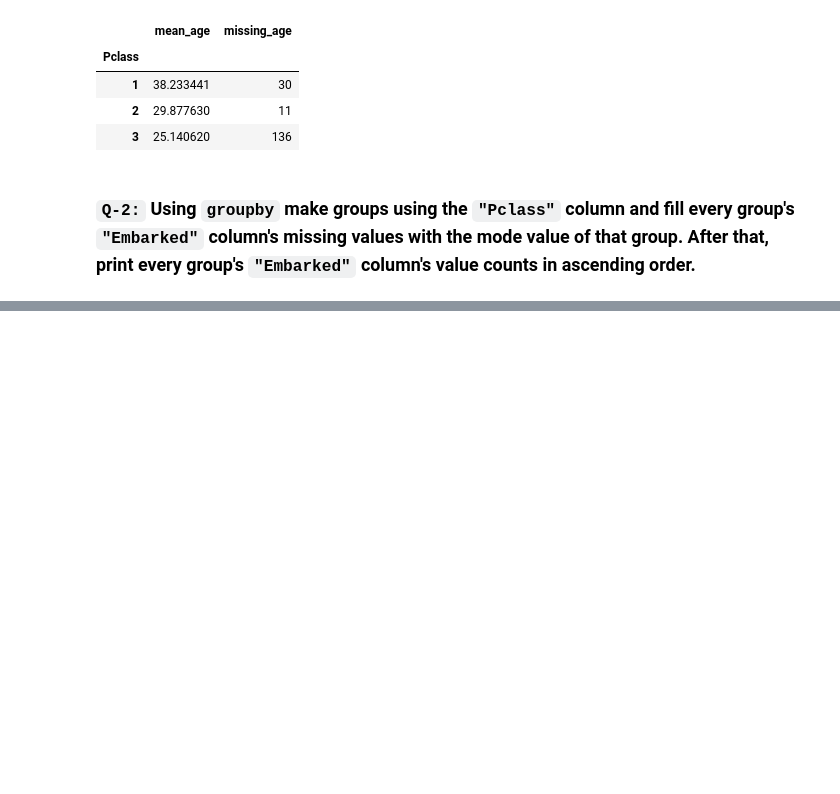
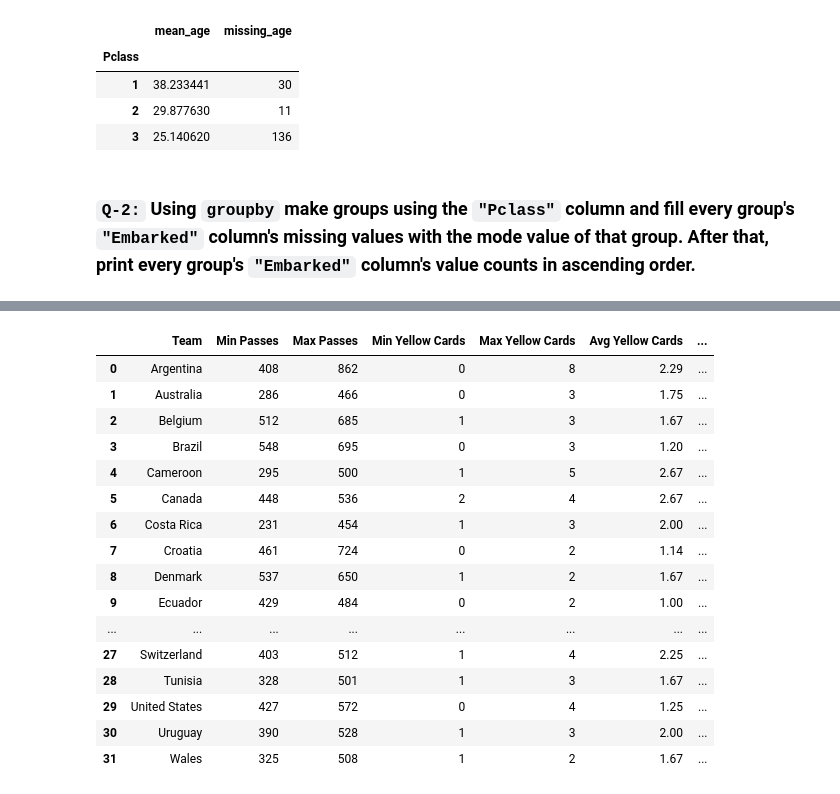
Before and after one commit to BhautikVekariya21/dsc, a Jupyter notebook: pandas/task19.ipynb, the cells around one changed output, grey strips where cells are left out. Saved outputs shown, nothing was run; the diff lists cells and outputs as text; code cells hidden in the pictures; blank space fills up the shorter version.

```diff
--- a/pandas/task19.ipynb
+++ b/pandas/task19.ipynb
@@ -40,0 +125,34 @@ titanic.groupby('Pclass').agg(
+# %%
+import pandas as pd
+
+# Load dataset
+fifa_df = pd.read_csv("Fifa Worldcup 2022 - Sheet1.csv")
+
+# Z-normalization function
+def z_normalization(group, cols):
+    for col in cols:
+        mean = group[col].mean()
+        std = group[col].std()
+        group[col] = (group[col] - mean) / std if std != 0 else 0
+    return group
+
+# Columns to normalize
+cols = ['Passes', 'Passes Completed', 'Attempted Line Breaks', 'Completed Line Breaks']
+
+# Apply Z-normalization
+norm_df = fifa_df.groupby('Team')[cols].apply(lambda x: z_normalization(x.copy(), cols), include_groups=False)
+
+# Compute statistics
+stats = fifa_df.groupby('Team').agg({
+    'Passes': ['min', 'max'],
+    'Yellow Cards': ['min', 'max', 'mean'],
+    'Attempted Line Breaks': ['max', 'min', 'std'],
+    'Possession (%)': 'mean'
+}).round(2)
+
+# Rename columns
+stats.columns = ['Min Passes', 'Max Passes', 'Min Yellow Cards', 'Max Yellow Cards', 'Avg Yellow Cards',
+                 'Max Line Breaks', 'Min Line Breaks', 'Std Line Breaks', 'Avg Possession']
+
+# Print results
+norm_df
@@ -40,0 +174,20 @@ titanic.groupby('Pclass').agg(
+# %%
+stats.reset_index()
+# %% [output]
+|  | Team | Min Passes | Max Passes | Min Yellow Cards | Max Yellow Cards | Avg Yellow Cards | ... |
+| 0 | Argentina | 408 | 862 | 0 | 8 | 2.29 | ... |
+| 1 | Australia | 286 | 466 | 0 | 3 | 1.75 | ... |
+| 2 | Belgium | 512 | 685 | 1 | 3 | 1.67 | ... |
+| 3 | Brazil | 548 | 695 | 0 | 3 | 1.20 | ... |
+| 4 | Cameroon | 295 | 500 | 1 | 5 | 2.67 | ... |
+| 5 | Canada | 448 | 536 | 2 | 4 | 2.67 | ... |
+| 6 | Costa Rica | 231 | 454 | 1 | 3 | 2.00 | ... |
+| 7 | Croatia | 461 | 724 | 0 | 2 | 1.14 | ... |
+| 8 | Denmark | 537 | 650 | 1 | 2 | 1.67 | ... |
+| 9 | Ecuador | 429 | 484 | 0 | 2 | 1.00 | ... |
+| ... | ... | ... | ... | ... | ... | ... | ... |
+| 27 | Switzerland | 403 | 512 | 1 | 4 | 2.25 | ... |
+| 28 | Tunisia | 328 | 501 | 1 | 3 | 1.67 | ... |
+| 29 | United States | 427 | 572 | 0 | 4 | 1.25 | ... |
+| 30 | Uruguay | 390 | 528 | 1 | 3 | 2.00 | ... |
+| 31 | Wales | 325 | 508 | 1 | 2 | 1.67 | ... |
```
Also changed, not shown: parts of 24 cells of this notebook.
